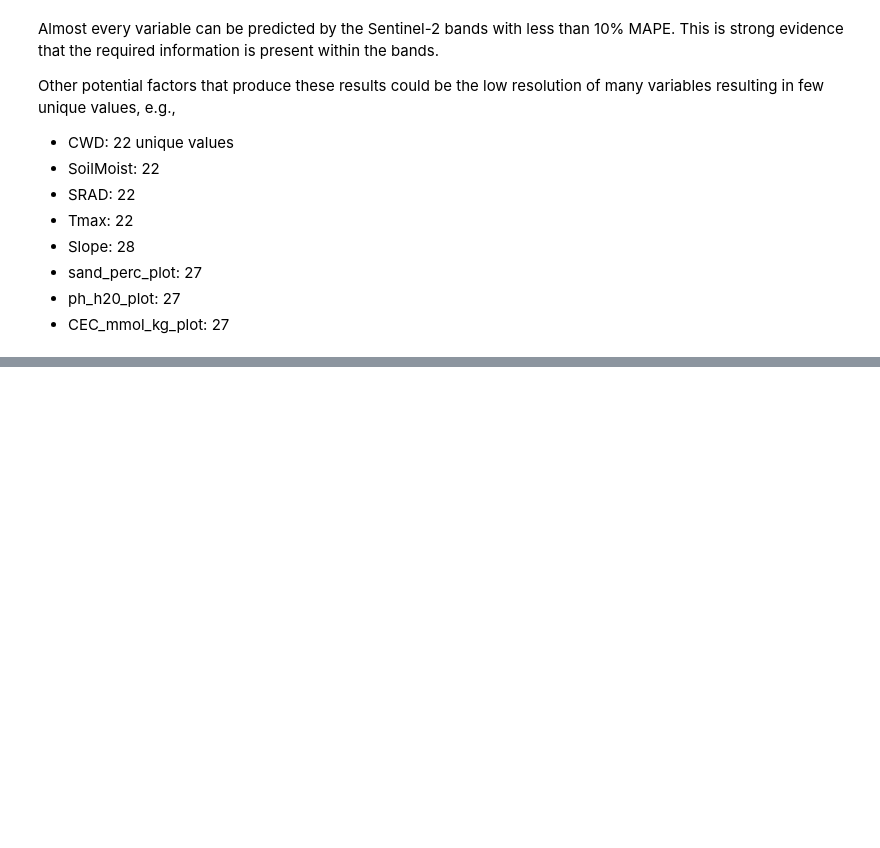
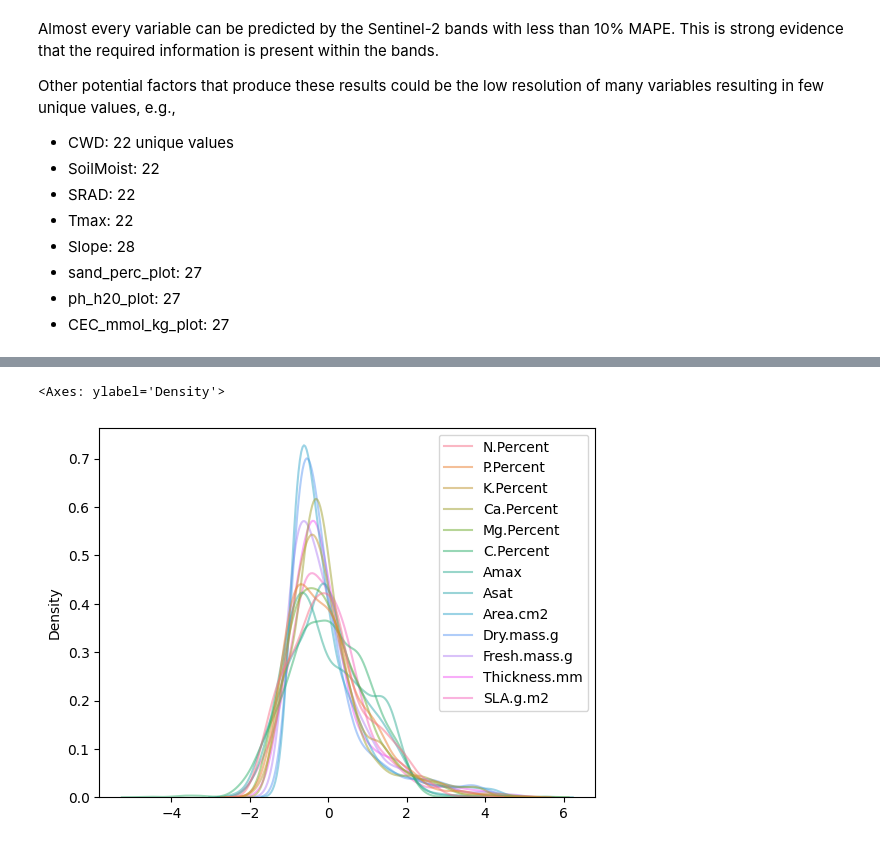
Before and after one commit to isaachcamp/geofm-plant-traits, a Jupyter notebook: notebooks/explore_trait_data.ipynb, the cells around one changed output, grey strips where cells are left out. Saved outputs shown, nothing was run; the diff lists cells and outputs as text; code cells hidden in the pictures; blank space fills up the shorter version.

```diff
--- a/notebooks/explore_trait_data.ipynb
+++ b/notebooks/explore_trait_data.ipynb
@@ -417,0 +436,6 @@ Other potential factors that produce these results could be the low resolution o
+# %%
+# Visualise whether there are clusters of values for each trait
+sns.kdeplot(trait_df, fill=False, common_norm=False, alpha=0.5)
+# %% [output]
+<Axes: ylabel='Density'>
+[figure, added]
```
Also changed, not shown: parts of 8 cells of this notebook.
